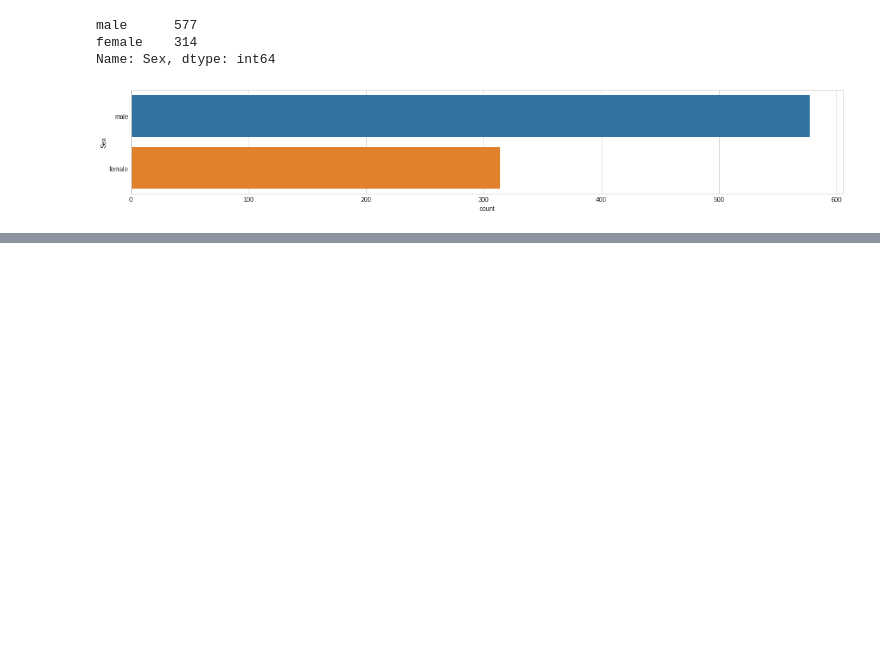
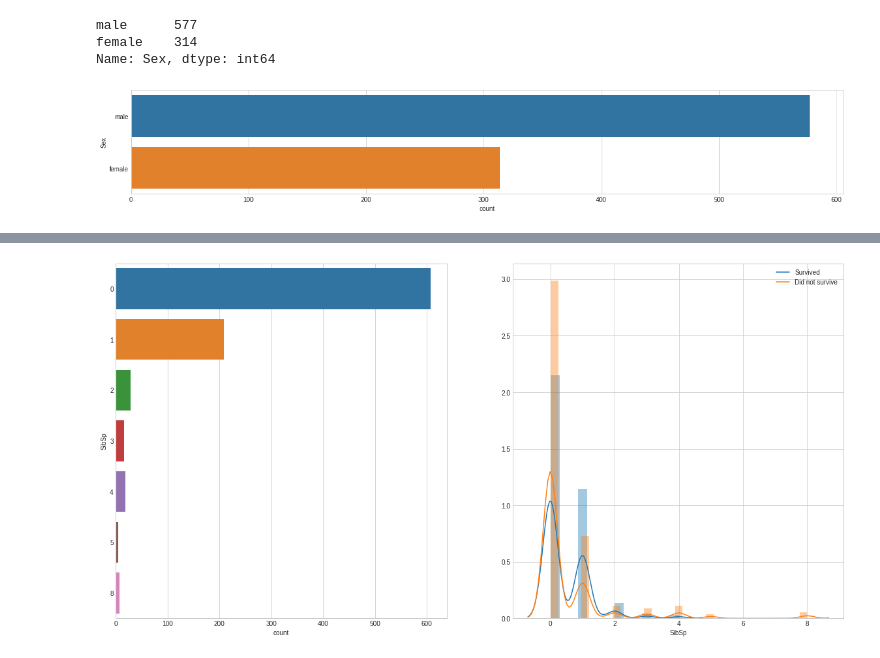
Before and after one commit to shubham-singh-ss/Titanic-ML, a Jupyter notebook: Titanic survivers.ipynb, the cells around one changed output, grey strips where cells are left out. Saved outputs shown, nothing was run; the diff lists cells and outputs as text; code cells hidden in the pictures; blank space fills up the shorter version.

```diff
--- a/Titanic survivers.ipynb
+++ b/Titanic survivers.ipynb
@@ -261,0 +292,32 @@ df_con['Sex'] = train['Sex']
+# %%
+
+
+def plot_count_dist(data, bin_df, label_column, target_column, figsize=(20, 5), use_bin_df=False):
+    """
+    Function to plot counts and distributions of a label variable and
+    target variable side by side.
+    ::param_data:: = target dataframe
+    ::param_bin_df:: = binned dataframe for countplot
+    ::param_label_column:: = binary labelled column
+    ::param_target_column:: = column you want to view counts and distributions
+    ::param_figsize:: = size of figure (width, height)
+    ::param_use_bin_df:: = whether or not to use the bin_df, default False
+    """
+    if use_bin_df:
+        fig = plt.figure(figsize=figsize)
+        plt.subplot(1, 2, 1)
+        sns.countplot(y=target_column, data=bin_df);
+        plt.subplot(1, 2, 2)
+        sns.distplot(data.loc[data[label_column] == 1][target_column],
+                     kde_kws={"label": "Survived"});
+        sns.distplot(data.loc[data[label_column] == 0][target_column],
+                     kde_kws={"label": "Did not survive"});
+    else:
+        fig = plt.figure(figsize=figsize)
+        plt.subplot(1, 2, 1)
+        sns.countplot(y=target_column, data=data);
+        plt.subplot(1, 2, 2)
+        sns.distplot(data.loc[data[label_column] == 1][target_column],
+                     kde_kws={"label": "Survived"});
+        sns.distplot(data.loc[data[label_column] == 0][target_column],
+                     kde_kws={"label": "Did not survive"});
@@ -262,3 +344,13 @@ df_con['Sex'] = train['Sex']
+# %%
+# Visualise the counts of SibSp and the distribution of the values
+# against Survived
+plot_count_dist(train,
+                bin_df=df_bin,
+                label_column='Survived',
+                target_column='SibSp',
+                figsize=(20, 10))
+# %% [output]
+[figure, added]
 # %%
 df_bin.head()
 # %% [output]
```
Also changed, not shown: parts of 24 cells of this notebook.
